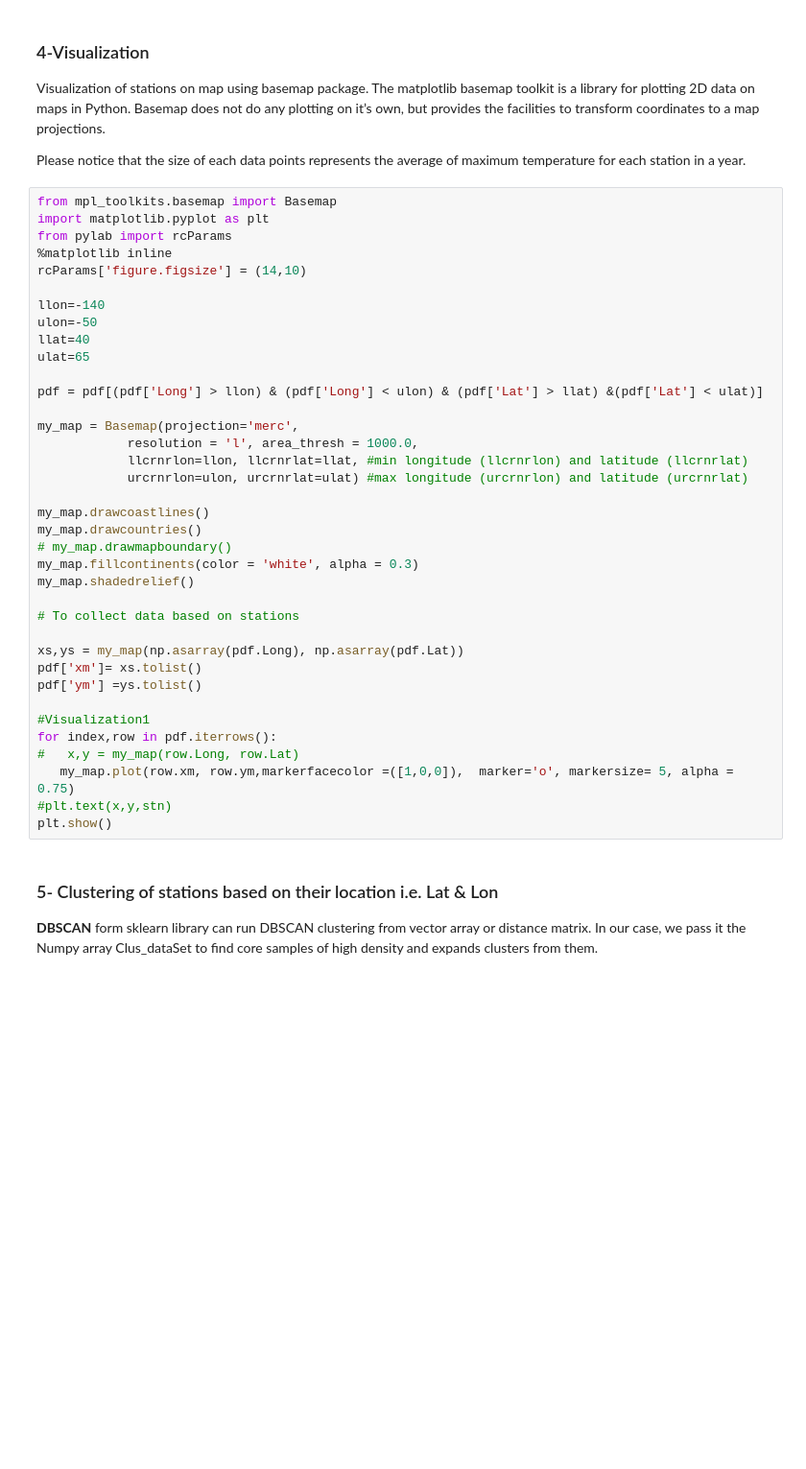
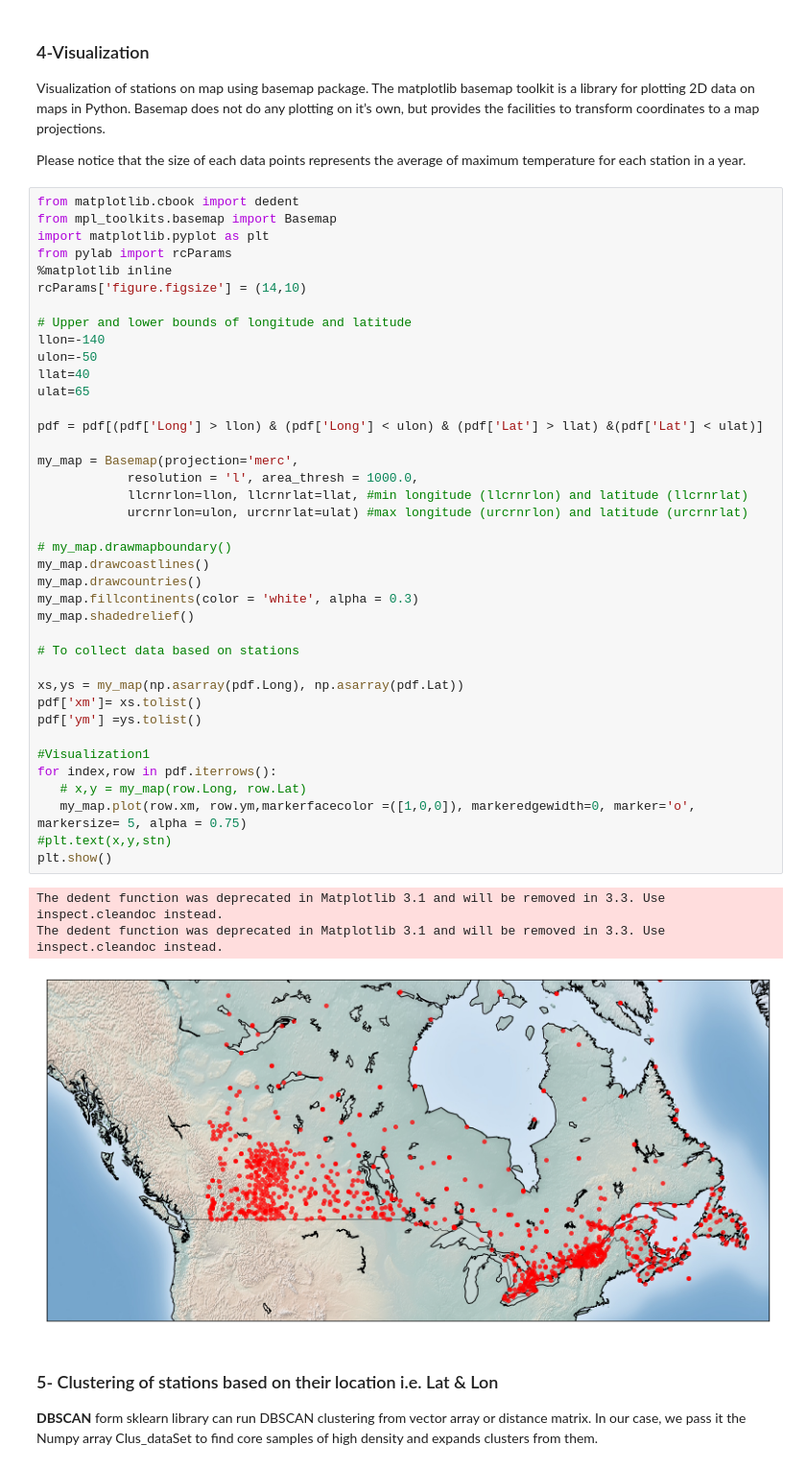
Before and after one commit to aliizzzzz/IBM-AI-Engineering-Professional-Certificate, a Jupyter notebook: Density-Based Clustering/ML0101EN-Clus-DBSCN-weather-py-v1.ipynb, the cells around one changed output. Shown at 96% size. Drawn from its saved outputs; the diff is of its cells as text; blank space fills up the shorter version.

```diff
--- a/Density-Based Clustering/ML0101EN-Clus-DBSCN-weather-py-v1.ipynb
+++ b/Density-Based Clustering/ML0101EN-Clus-DBSCN-weather-py-v1.ipynb
@@ -392,42 +423,48 @@ Visualization of stations on map using basemap package. The matplotlib basemap t
 
 Please notice that the size of each data points represents the average of maximum temperature for each station in a year.
 # %%
+from matplotlib.cbook import dedent
 from mpl_toolkits.basemap import Basemap
 import matplotlib.pyplot as plt
 from pylab import rcParams
 %matplotlib inline
 rcParams['figure.figsize'] = (14,10)
 
+# Upper and lower bounds of longitude and latitude
 llon=-140
 ulon=-50
 llat=40
 ulat=65
 
 pdf = pdf[(pdf['Long'] > llon) & (pdf['Long'] < ulon) & (pdf['Lat'] > llat) &(pdf['Lat'] < ulat)]
 
 my_map = Basemap(projection='merc',
             resolution = 'l', area_thresh = 1000.0,
             llcrnrlon=llon, llcrnrlat=llat, #min longitude (llcrnrlon) and latitude (llcrnrlat)
             urcrnrlon=ulon, urcrnrlat=ulat) #max longitude (urcrnrlon) and latitude (urcrnrlat)
 
+# my_map.drawmapboundary()
 my_map.drawcoastlines()
 my_map.drawcountries()
-# my_map.drawmapboundary()
 my_map.fillcontinents(color = 'white', alpha = 0.3)
 my_map.shadedrelief()
 
 # To collect data based on stations
 
 xs,ys = my_map(np.asarray(pdf.Long), np.asarray(pdf.Lat))
 pdf['xm']= xs.tolist()
 pdf['ym'] =ys.tolist()
 
 #Visualization1
 for index,row in pdf.iterrows():
-#   x,y = my_map(row.Long, row.Lat)
-   my_map.plot(row.xm, row.ym,markerfacecolor =([1,0,0]),  marker='o', markersize= 5, alpha = 0.75)
+   # x,y = my_map(row.Long, row.Lat)
+   my_map.plot(row.xm, row.ym,markerfacecolor =([1,0,0]), markeredgewidth=0, marker='o', markersize= 5, alpha = 0.75)
 #plt.text(x,y,stn)
 plt.show()
+# %% [output]
+The dedent function was deprecated in Matplotlib 3.1 and will be removed in 3.3. Use inspect.cleandoc instead.
+The dedent function was deprecated in Matplotlib 3.1 and will be removed in 3.3. Use inspect.cleandoc instead.
+[figure, added]
 # %% [markdown]
 ### 5- Clustering of stations based on their location i.e. Lat & Lon
 
```
Also changed, not shown: parts of 18 cells of this notebook, 1 other file.
